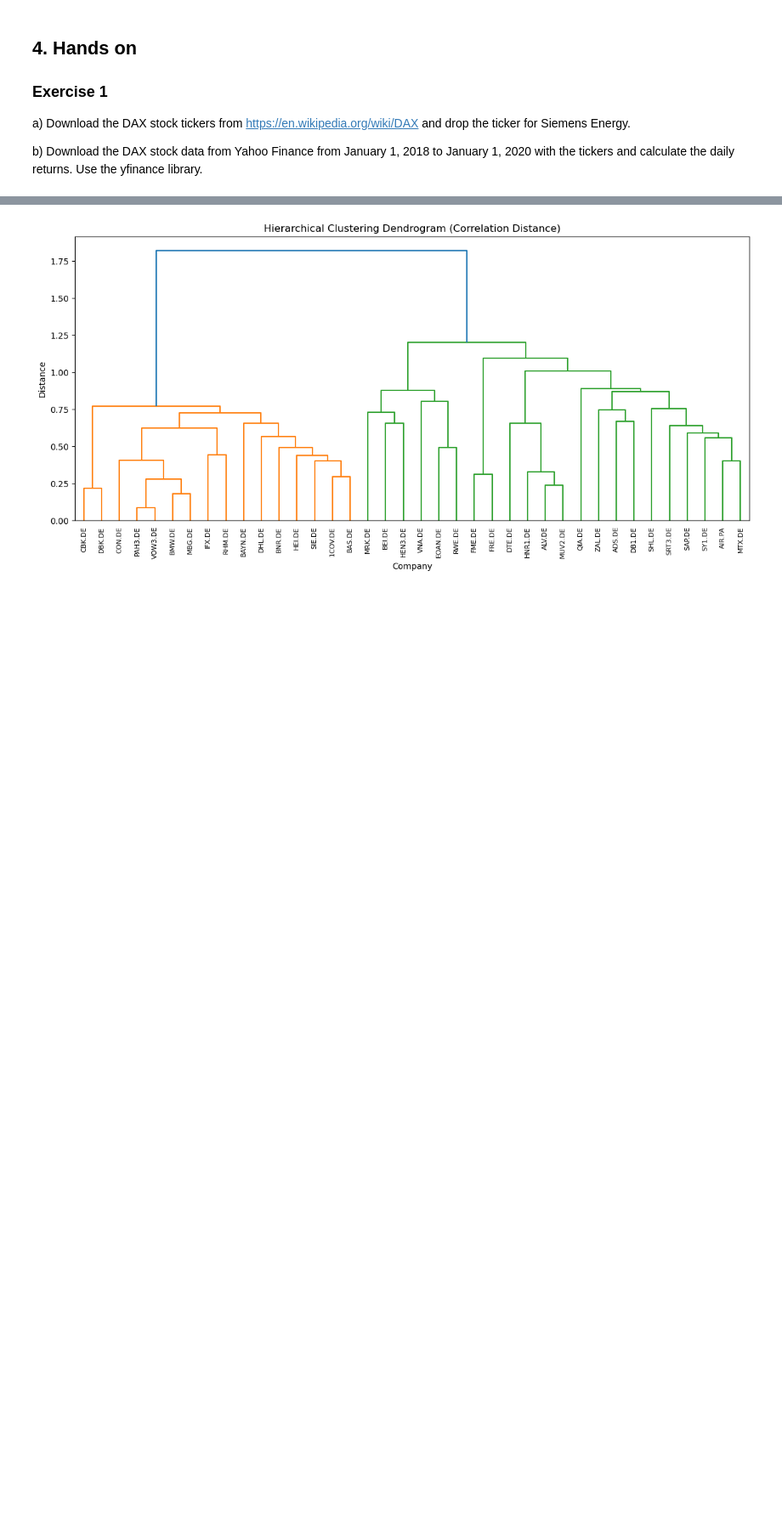
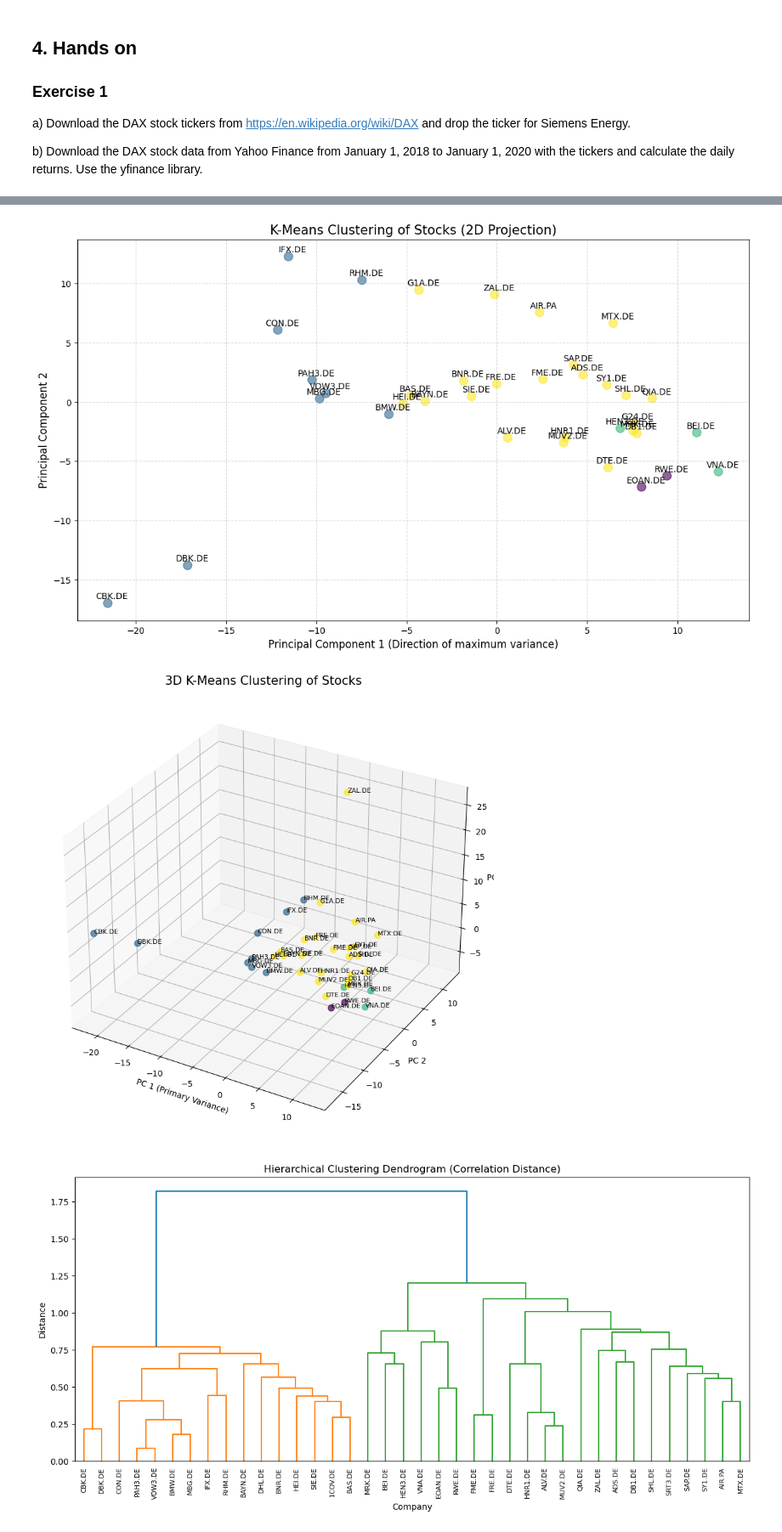
Before and after one commit to firrm/DAI, a Jupyter notebook: exercises_solution/04_unsupervised_learning_students version.ipynb, the cells around one changed output, grey strips where cells are left out. Shown at 85% size. Drawn from its saved outputs; the diff is of its cells as text; code cells hidden in the pictures; blank space fills up the shorter version.

Commit message:
Update unsupervised learning exercise and solution with PCA for visualization

```diff
--- a/exercises_solution/04_unsupervised_learning_students version.ipynb
+++ b/exercises_solution/04_unsupervised_learning_students version.ipynb
@@ -463,7 +492,12 @@ import pandas as pd
 
 # Load the DAX components table from Wikipedia
 url = "https://en.wikipedia.org/wiki/DAX"
-tables = pd.read_html(url)
+
+headers = {
+    "User-Agent": "Mozilla/5.0 (Windows NT 10.0; Win64; x64) AppleWebKit/537.36 (KHTML, like Gecko) Chrome/91.0.4472.124 Safari/537.36"
+}
+
+tables = pd.read_html(url, storage_options=headers)
 dax_table = tables[4]  # The 5th table contains the DAX listings
 
 # Get ticker symbols
@@ -581,3 +618,60 @@ K-Means Clustering Results:
+# %%
+# Visualize the clusters using Principal Component Analysis (PCA)
+# Reduce high-dimensional return data to 2D for plotting
+pca = PCA(n_components=2)
+coords = pca.fit_transform(returns_scaled)
+
+# Initialize the plot dimensions
+plt.figure(figsize=(14, 8))
+
+# Create a scatter plot using the first two Principal Components
+# Color points by their K-Means cluster assignment
+plt.scatter(coords[:, 0], coords[:, 1], c=kmeans_labels, cmap='viridis', s=100, alpha=0.6)
+
+# Map the Ticker symbols as labels next to their respective data points
+for i, ticker in enumerate(daily_returns.columns):
+    plt.annotate(ticker, (coords[i, 0], coords[i, 1]),
+                 textcoords="offset points",
+                 xytext=(5,5),
+                 ha='center',
+                 fontsize=10)
+
+# Configure plot titles and axis labels representing the variance captured
+plt.title('K-Means Clustering of Stocks (2D Projection)', fontsize=15)
+plt.xlabel('Principal Component 1 (Direction of maximum variance)', fontsize=12)
+plt.ylabel('Principal Component 2', fontsize=12)
+plt.grid(True, linestyle='--', alpha=0.5)
+plt.show()
+
+
+#-----------
+# Increase dimensionality reduction to 3 components to capture more information
+pca = PCA(n_components=3)
+coords = pca.fit_transform(returns_scaled)
+
+# Setup the 3D plotting environment
+fig = plt.figure(figsize=(14, 10))
+ax = fig.add_subplot(111, projection='3d')
+
+# Generate a 3D scatter plot
+# This helps visualize clusters that may overlap in a 2D projection
+scatter = ax.scatter(coords[:, 0], coords[:, 1], coords[:, 2],
+                     c=kmeans_labels, cmap='viridis', s=60, alpha=0.7)
+
+# Add Ticker labels in 3D space
+for i, ticker in enumerate(daily_returns.columns):
+    ax.text(coords[i, 0], coords[i, 1], coords[i, 2], ticker, fontsize=8)
+
+# Label axes according to the Principal Components
+ax.set_title('3D K-Means Clustering of Stocks', fontsize=15)
+ax.set_xlabel('PC 1 (Primary Variance)', fontsize=10)
+ax.set_ylabel('PC 2', fontsize=10)
+ax.set_zlabel('PC 3', fontsize=10)
+
+plt.show()
+# %% [output]
+[figure, added]
+[figure, added]
 # %%
 from scipy.cluster.hierarchy import linkage, dendrogram
 from scipy.spatial.distance import pdist
```
Also changed, not shown: parts of 23 cells of this notebook, 1 other file.
